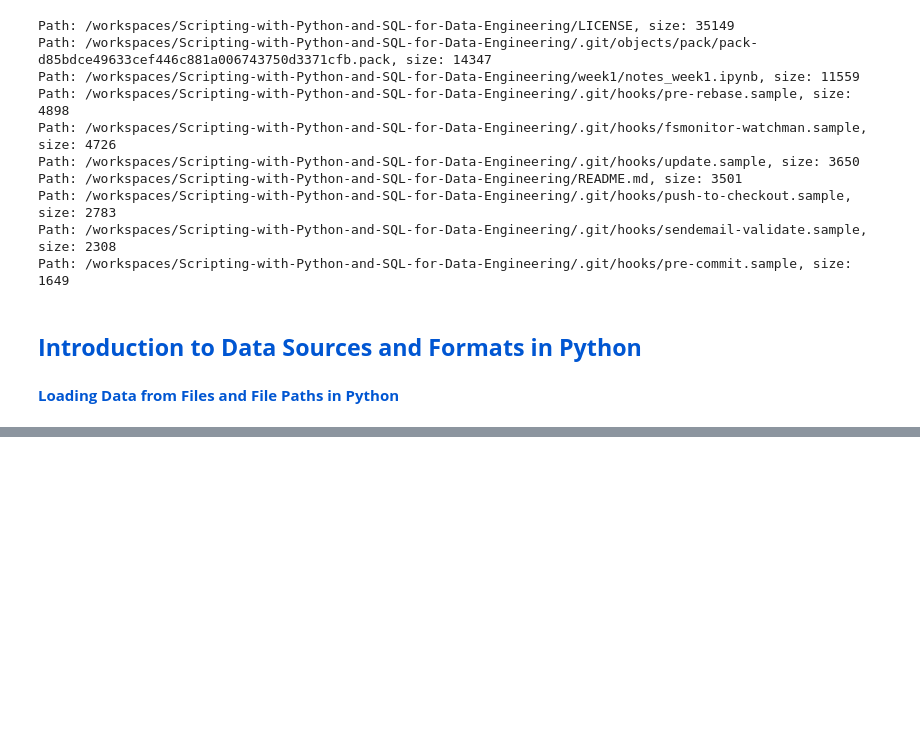
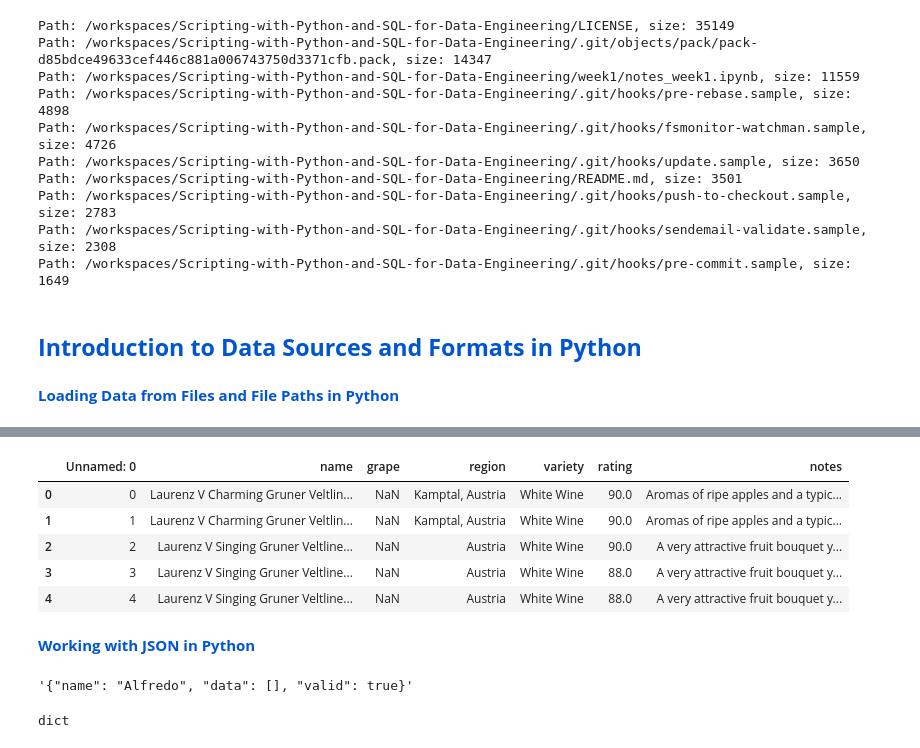
Before and after one commit to edserranoc/Scripting-with-Python-and-SQL-for-Data-Engineering, a Jupyter notebook: week1/notes_week1.ipynb, the cells around one changed output, grey strips where cells are left out. Cells and saved outputs as stored; diff of their text form; code cells hidden in the pictures; blank space fills up the shorter version.

Commit message:
Update notes week1

```diff
--- a/week1/notes_week1.ipynb
+++ b/week1/notes_week1.ipynb
@@ -178,0 +227,23 @@ Path: /workspaces/Scripting-with-Python-and-SQL-for-Data-Engineering/.git/hooks/
+# %%
+df = pd.read_csv("./data/wine-ratings-small.csv")
+df.head()
+# %% [output]
+|  | Unnamed: 0 | name | grape | region | variety | rating | notes |
+| 0 | 0 | Laurenz V Charming Gruner Veltlin... | NaN | Kamptal, Austria | White Wine | 90.0 | Aromas of ripe apples and a typic... |
+| 1 | 1 | Laurenz V Charming Gruner Veltlin... | NaN | Kamptal, Austria | White Wine | 90.0 | Aromas of ripe apples and a typic... |
+| 2 | 2 | Laurenz V Singing Gruner Veltline... | NaN | Austria | White Wine | 90.0 | A very attractive fruit bouquet y... |
+| 3 | 3 | Laurenz V Singing Gruner Veltline... | NaN | Austria | White Wine | 88.0 | A very attractive fruit bouquet y... |
+| 4 | 4 | Laurenz V Singing Gruner Veltline... | NaN | Austria | White Wine | 88.0 | A very attractive fruit bouquet y... |
+# %% [markdown]
+<font color="#0056D2" >**Working with JSON in Python**</font>
+# %%
+data = {"name":"Alfredo","data": [], "valid":True}
+json.dumps(data)
+# %% [output]
+'{"name": "Alfredo", "data": [], "valid": true}'
+# %%
+json_output = '{"name": "Alfredo", "data": 1, "valid": true}'
+loaded_json = json.loads(json_output)
+type(loaded_json)
+# %% [output]
+dict
```
Also changed, not shown: parts of 28 cells of this notebook, 4 other files.
